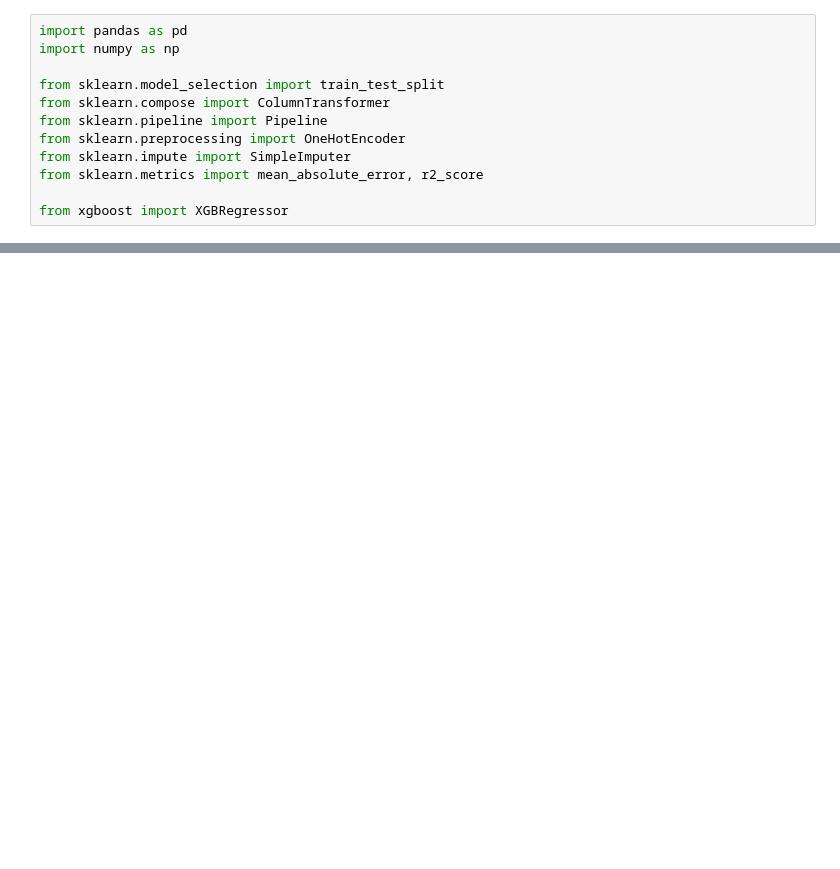
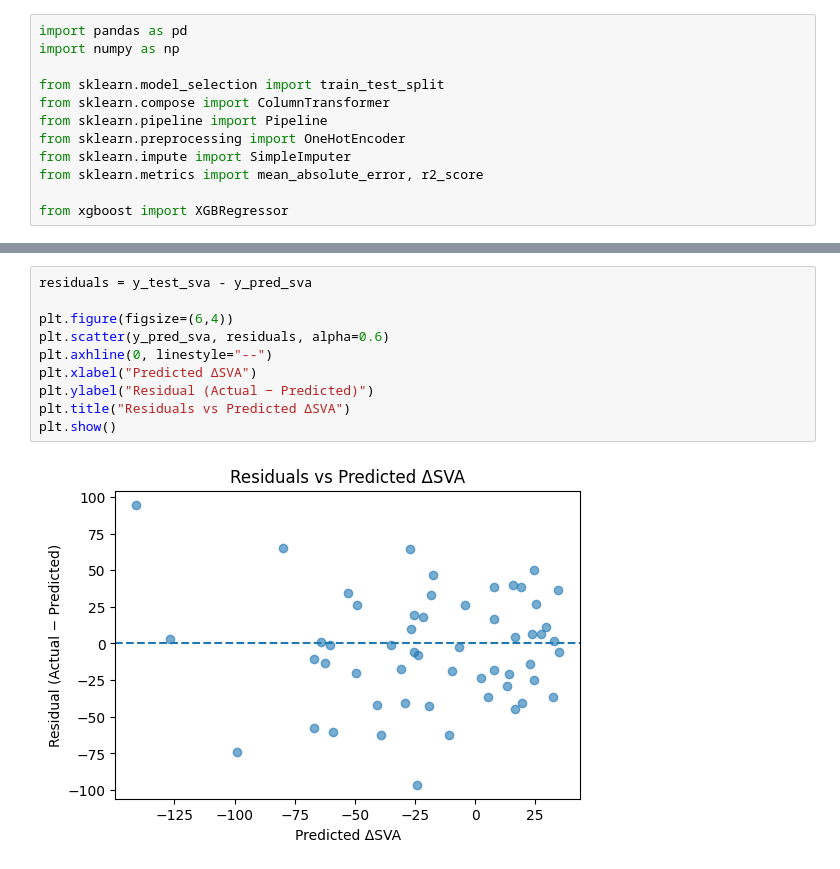
Before and after one commit to 124578-UW/Data-Science-Capstone, a Jupyter notebook: notebooks/05_delta_models_SVA_SS_GT.ipynb, the cells around one changed output, grey strips where cells are left out. Drawn from its saved outputs; the diff is of its cells as text; blank space fills up the shorter version.

```diff
--- a/notebooks/05_delta_models_SVA_SS_GT.ipynb
+++ b/notebooks/05_delta_models_SVA_SS_GT.ipynb
@@ -31,0 +188,12 @@ NameError: name 'df' is not defined
+# %%
+residuals = y_test_sva - y_pred_sva
+
+plt.figure(figsize=(6,4))
+plt.scatter(y_pred_sva, residuals, alpha=0.6)
+plt.axhline(0, linestyle="--")
+plt.xlabel("Predicted ΔSVA")
+plt.ylabel("Residual (Actual − Predicted)")
+plt.title("Residuals vs Predicted ΔSVA")
+plt.show()
+# %% [output]
+[figure, added]
```
Also changed, not shown: parts of 15 cells of this notebook, 1 other file.
